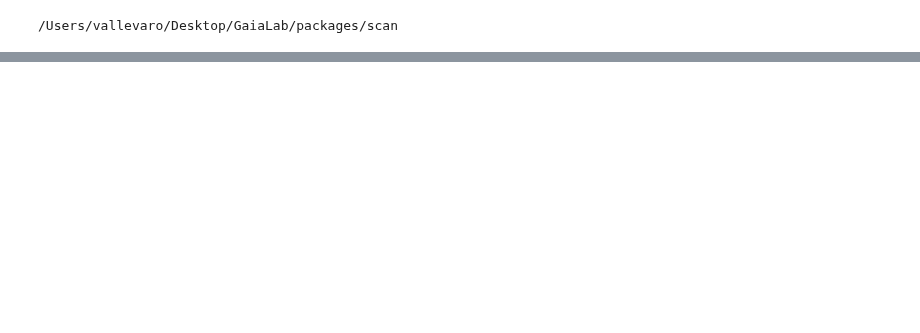
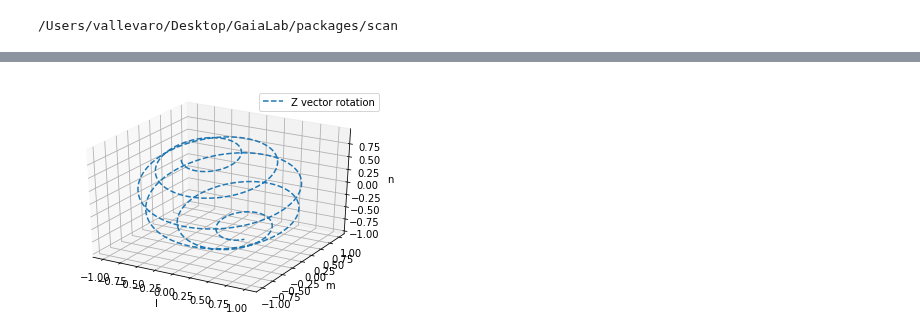
Before and after one commit to bombrun/GaiaLab, a Jupyter notebook: notebooks/NSL_notebook.ipynb, the cells around one changed output, grey strips where cells are left out. Cells and saved outputs as stored; diff of their text form; code cells hidden in the pictures; blank space fills up the shorter version.

```diff
--- a/notebooks/NSL_notebook.ipynb
+++ b/notebooks/NSL_notebook.ipynb
@@ -84 +94,5 @@ Plot3D(gaia, 0.5, 1000)
+# %%
+Plot3DZ(gaia, 0.2, 10000)
+# %% [output]
+[figure, added]
 # %%
```
Also changed, not shown: parts of 5 cells of this notebook.
